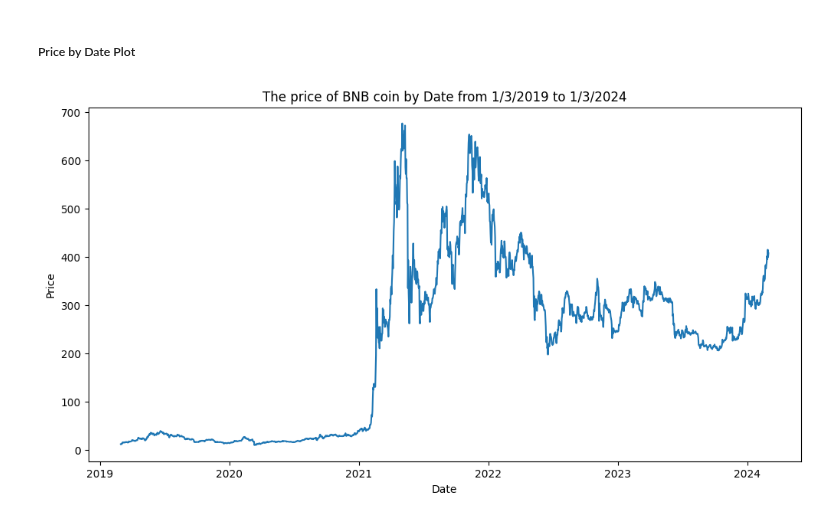
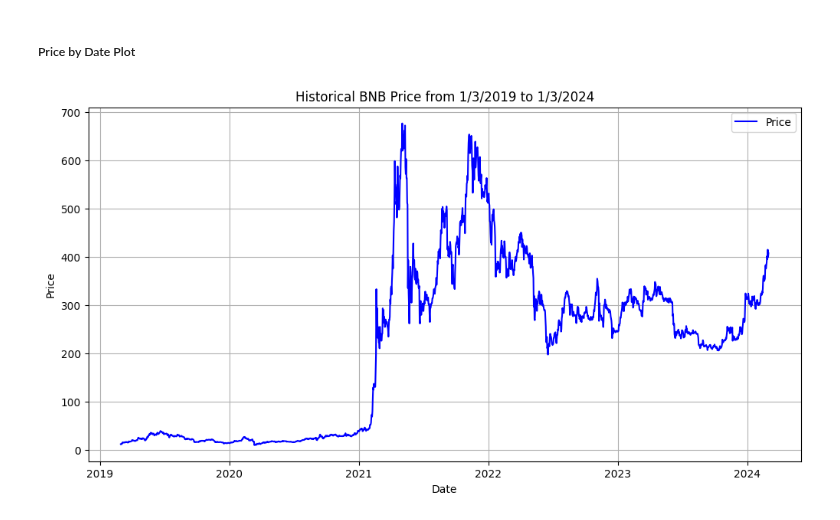
Before and after one commit to vmhoang1703/IS403-Project-Group13, a Jupyter notebook: BNB.ipynb, the cells around one changed output. Drawn from its saved outputs; the diff is of its cells as text; code cells hidden in the pictures.

Commit message:
reformat value in Date column and update the Historical BNB Price Plot

```diff
--- a/BNB.ipynb
+++ b/BNB.ipynb
@@ -45,5 +48,5 @@ None
 # %%
-bnb_df['Date'] = pd.to_datetime(bnb_df['Date'], format='%m/%d/%Y')
+bnb_df['Date'] = pd.to_datetime(bnb_df['Date'])
 bnb_df['Vol.'] = bnb_df['Vol.'].str.replace('M', 'e6').str.replace('K', 'e3').fillna('0')
 bnb_df['Vol.'] = bnb_df['Vol.'].astype(float)
 bnb_df['Change %'] = bnb_df['Change %'].str.replace('%', '').astype(float)
@@ -98,11 +115,12 @@ sol_description
 ##### Price by Date Plot
 # %%
 plt.figure(figsize=(12, 6))
-sns.lineplot(x='Date', y='Price', data=bnb_df)
-
-plt.title('The price of BNB coin by Date from 1/3/2019 to 1/3/2024')
+plt.plot(bnb_df['Date'], bnb_df['Price'], label='Price', color='b')
 plt.xlabel('Date')
 plt.ylabel('Price')
+plt.title('Historical BNB Price from 1/3/2019 to 1/3/2024')
+plt.legend()
+plt.grid(True)
 plt.show()
 # %% [output]
-[figure, old version]
+[figure, new version]
```
Also changed, not shown: parts of 2 cells of this notebook.
